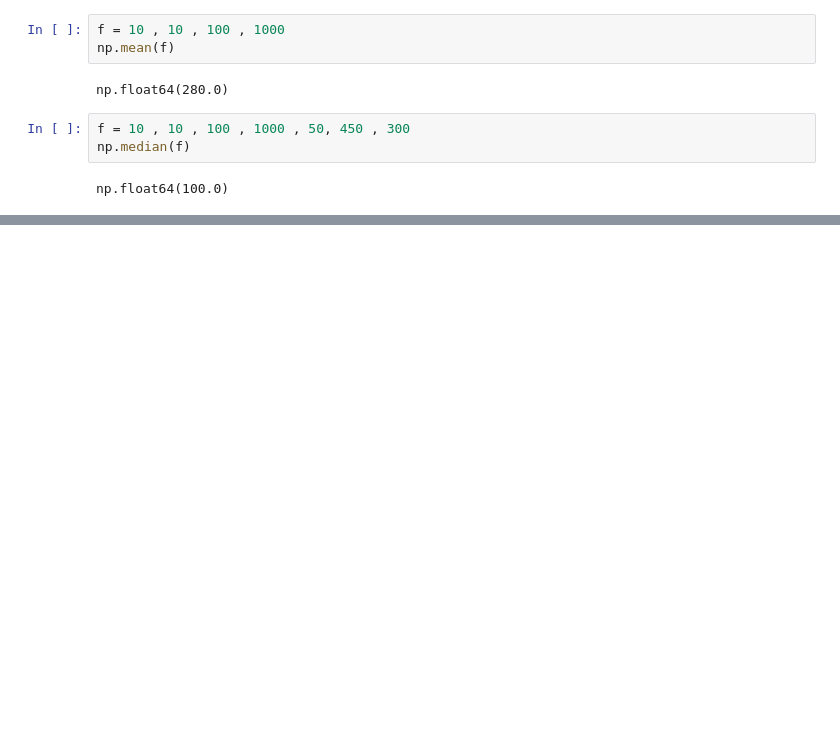
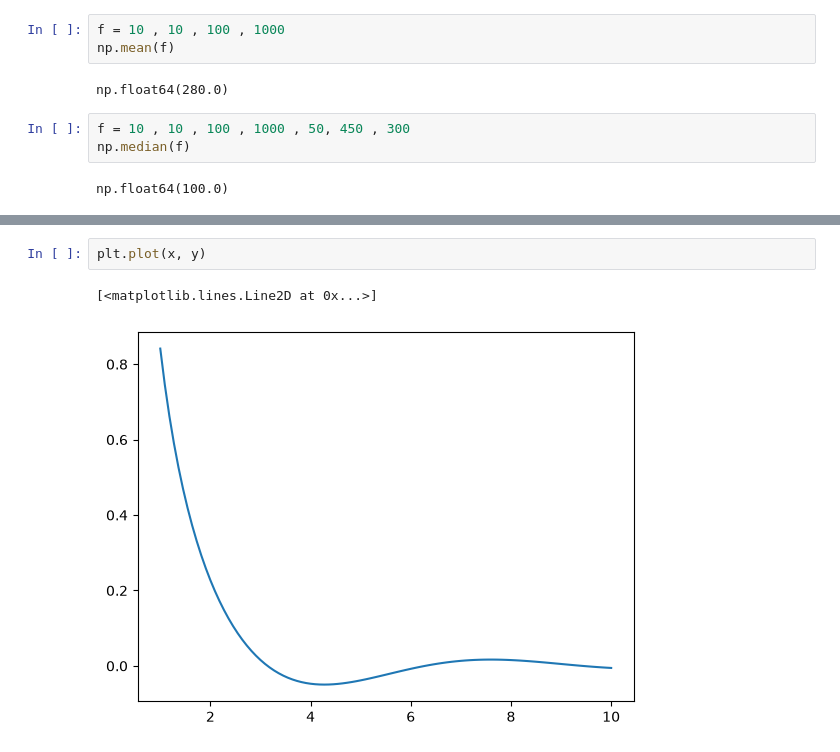
Before and after one commit to Abdo-Eslam/AI-Foundation-Math, a Jupyter notebook: linear_algebra_practice.ipynb, the cells around one changed output, grey strips where cells are left out. Saved outputs shown, nothing was run; the diff lists cells and outputs as text; blank space fills up the shorter version.

```diff
--- a/linear_algebra_practice.ipynb
+++ b/linear_algebra_practice.ipynb
@@ -140,0 +158,5 @@ np.float64(100.0)
+# %%
+plt.plot(x, y)
+# %% [output]
+[<matplotlib.lines.Line2D at 0x...>]
+[figure, added]
```
Also changed, not shown: parts of 14 cells of this notebook.
